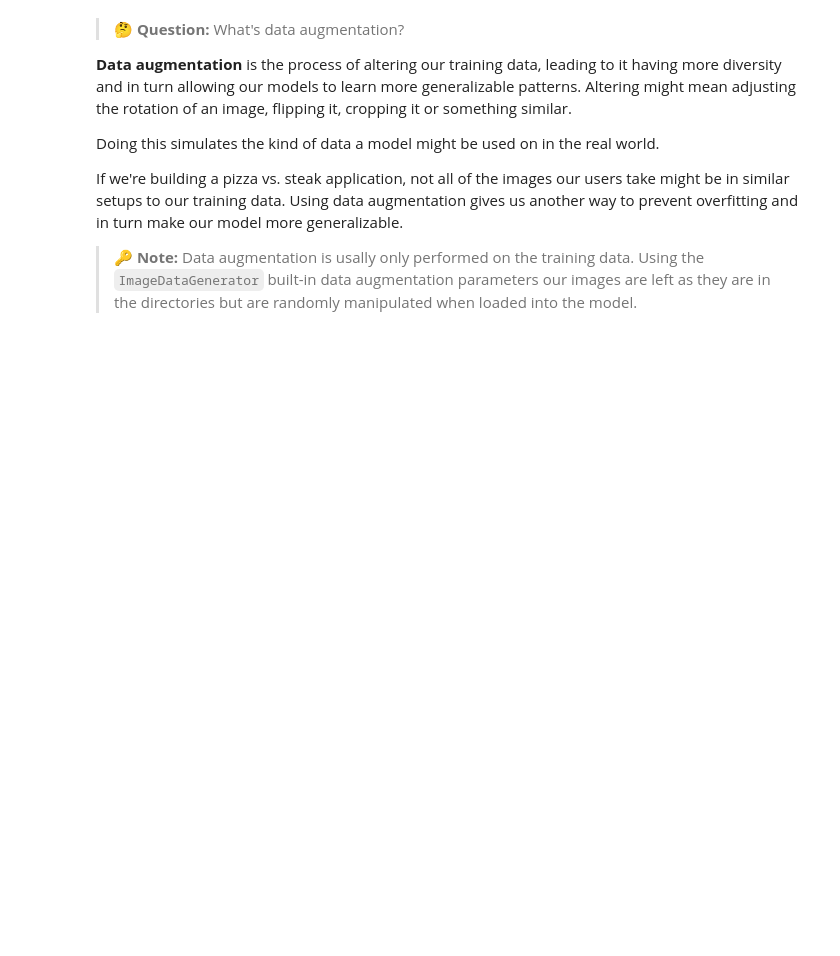
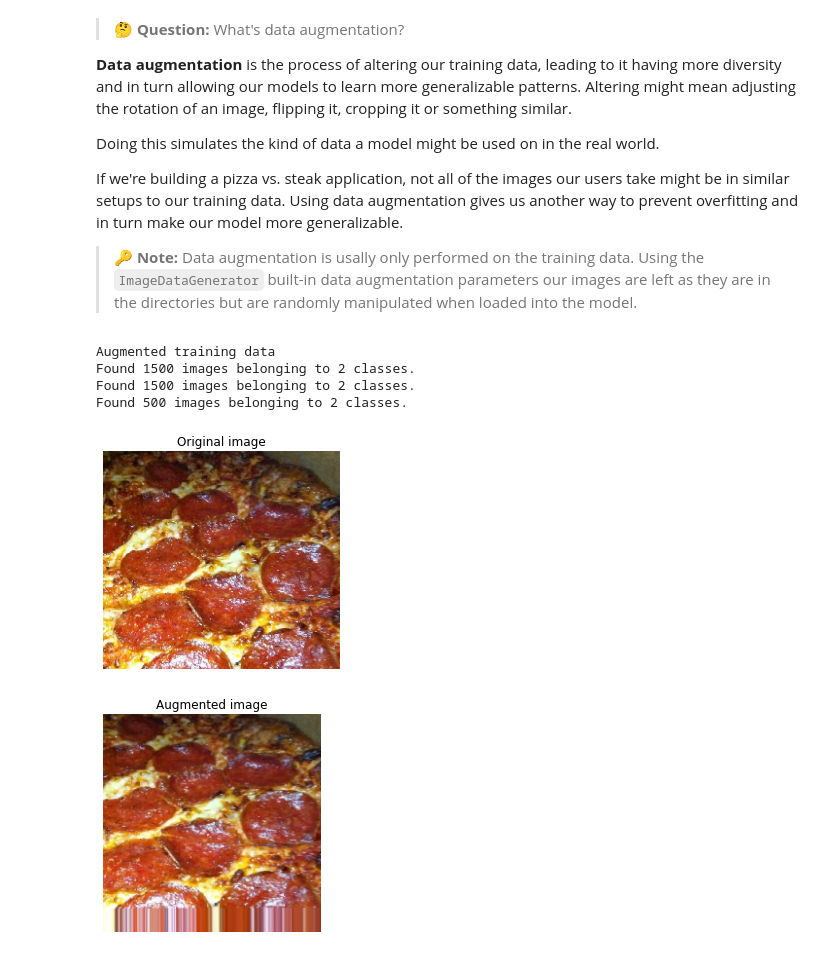
Before and after one commit to helloitsdaksh/Tensorflow_colab, a Jupyter notebook: 03_Convolutional_Neural_Networks_In_Tensorflow_.ipynb, the cells around one changed output. Saved outputs shown, nothing was run; the diff lists cells and outputs as text; code cells hidden in the pictures; blank space fills up the shorter version.

```diff
--- a/03_Convolutional_Neural_Networks_In_Tensorflow_.ipynb
+++ b/03_Convolutional_Neural_Networks_In_Tensorflow_.ipynb
@@ -806,3 +806,42 @@ Doing this simulates the kind of data a model might be used on in the real world
 If we're building a pizza vs. steak application, not all of the images our users take might be in similar setups to our training data. Using data augmentation gives us another way to prevent overfitting and in turn make our model more generalizable.
 
 > 🔑 **Note:** Data augmentation is usally only performed on the training data. Using the `ImageDataGenerator` built-in data augmentation parameters our images are left as they are in the directories but are randomly manipulated when loaded into the model.
+# %%
+# Import data and augment it from training directory
+print("Augmented training data")
+train_data_augmented = train_datagen_augmented.flow_from_directory(train_dir,
+                                                                   target_size=(224,224),
+                                                                   batch_size= 32,
+                                                                   class_mode ="binary",
+                                                                   shuffle = False)
+# Create non augmented batches
+train_data = train_datagen.flow_from_directory(train_dir,
+                                               target_size = (224,244),
+                                               class_mode= "binary",
+                                               batch_size=32,
+                                               shuffle = False)
+
+test_data = train_datagen.flow_from_directory(test_dir,
+                                              target_size = (224,224),
+                                              class_mode = "binary",
+                                              batch_size = 32)
+# %% [output]
+Augmented training data
+Found 1500 images belonging to 2 classes.
+Found 1500 images belonging to 2 classes.
+Found 500 images belonging to 2 classes.
+# %%
+images, labels = train_data.next()
+augmented_images, augmented_labels = train_data_augmented.next()
+# %%
+random_number = random.randint(0,32)
+plt.imshow(images[random_number])
+plt.title(f"Original image")
+plt.axis(False)
+plt.figure()
+plt.imshow(augmented_images[random_number])
+plt.title(f"Augmented image")
+plt.axis(False);
+# %% [output]
+[figure, added]
+[figure, added]
```
Also changed, not shown: parts of 20 cells of this notebook.
